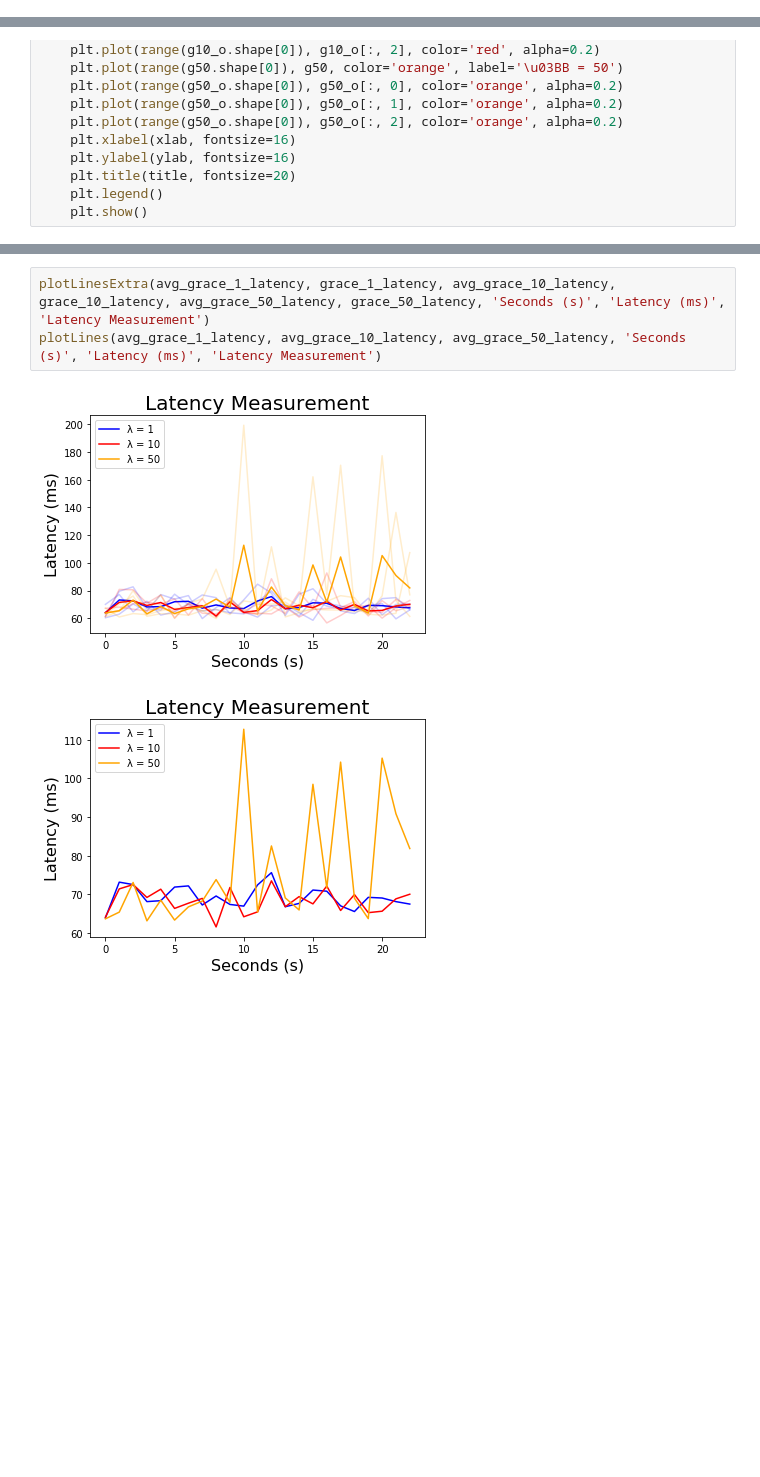
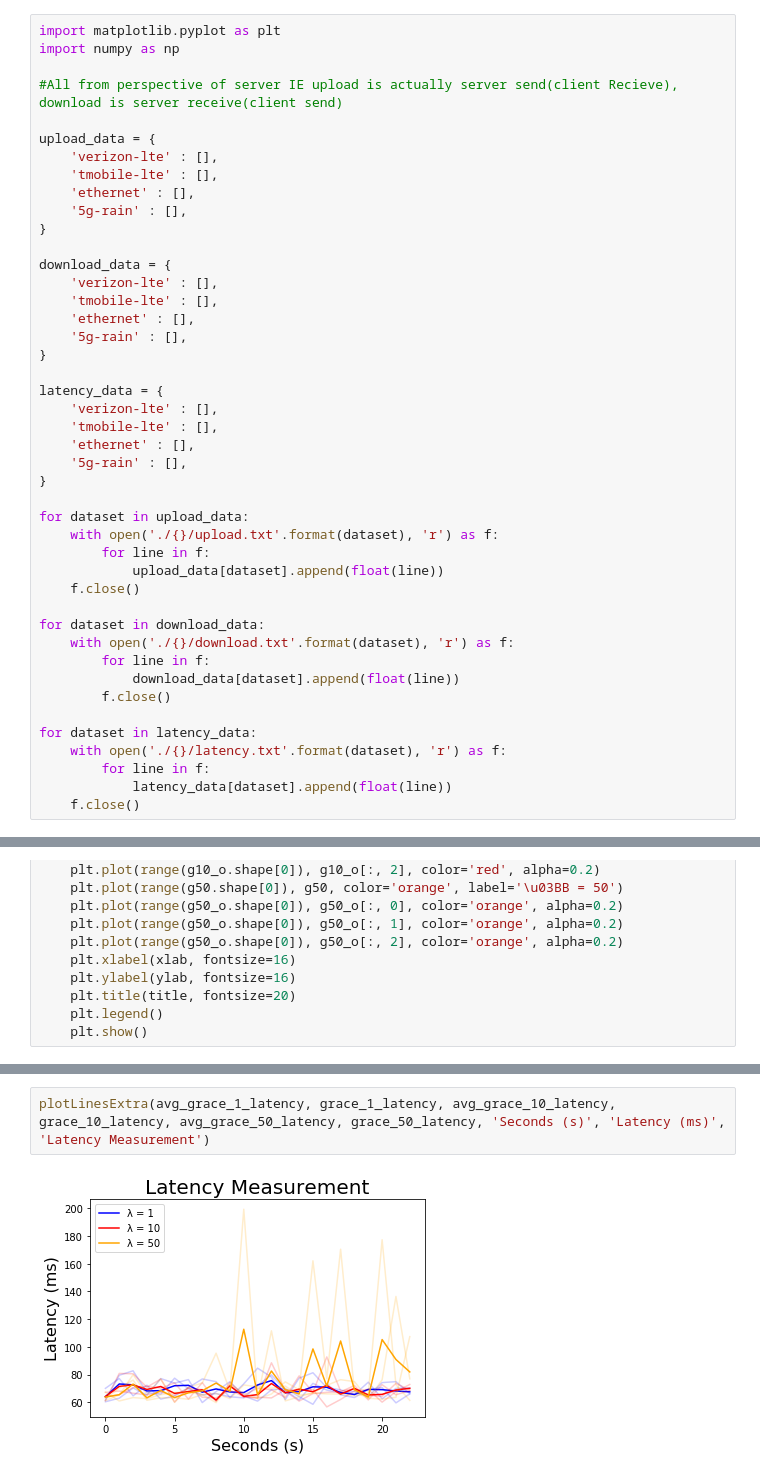
Before and after one commit to jerrychen017/cellular-measurement, a Jupyter notebook: report/graphing.ipynb, the cells around one changed output, grey strips where cells are left out. Saved outputs shown, nothing was run; the diff lists cells and outputs as text; blank space fills up the shorter version.

```diff
--- a/report/graphing.ipynb
+++ b/report/graphing.ipynb
@@ -99 +1,45 @@ f.close()
+# %%
+import matplotlib.pyplot as plt
+import numpy as np
+
+#All from perspective of server IE upload is actually server send(client Recieve), download is server receive(client send)
+
+upload_data = {
+    'verizon-lte' : [],
+    'tmobile-lte' : [],
+    'ethernet' : [],
+    '5g-rain' : [],
+}
+
+download_data = {
+    'verizon-lte' : [],
+    'tmobile-lte' : [],
+    'ethernet' : [],
+    '5g-rain' : [],
+}
+
+latency_data = {
+    'verizon-lte' : [],
+    'tmobile-lte' : [],
+    'ethernet' : [],
+    '5g-rain' : [],
+}
+
+for dataset in upload_data:
+    with open('./{}/upload.txt'.format(dataset), 'r') as f:
+        for line in f:
+            upload_data[dataset].append(float(line))
+    f.close()
+
+for dataset in download_data:
+    with open('./{}/download.txt'.format(dataset), 'r') as f:
+        for line in f:
+            download_data[dataset].append(float(line))
+        f.close()
+
+for dataset in latency_data:
+    with open('./{}/latency.txt'.format(dataset), 'r') as f:
+        for line in f:
+            latency_data[dataset].append(float(line))
+    f.close()
 # %%
@@ -460,6 +405,4 @@ plotLines(avg_grace_1_download, avg_grace_10_download, avg_grace_50_download, 'S
 # %%
 plotLinesExtra(avg_grace_1_latency, grace_1_latency, avg_grace_10_latency, grace_10_latency, avg_grace_50_latency, grace_50_latency, 'Seconds (s)', 'Latency (ms)', 'Latency Measurement')
-plotLines(avg_grace_1_latency, avg_grace_10_latency, avg_grace_50_latency, 'Seconds (s)', 'Latency (ms)', 'Latency Measurement')
 # %% [output]
-[figure, old version]
+[figure, new version]
-[figure, removed]
```
Also changed, not shown: parts of 5 cells of this notebook, 3 other files.
